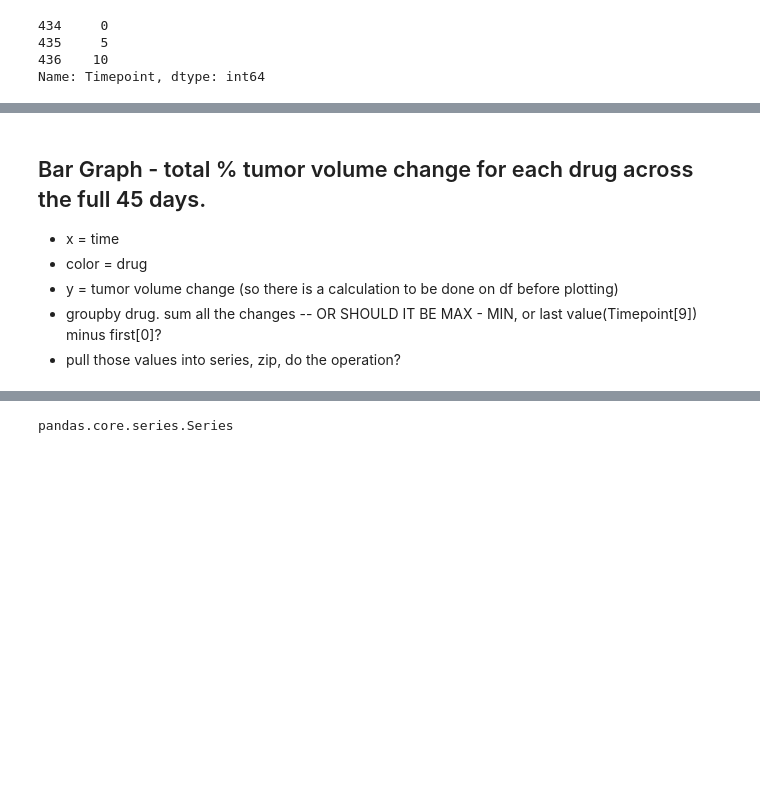
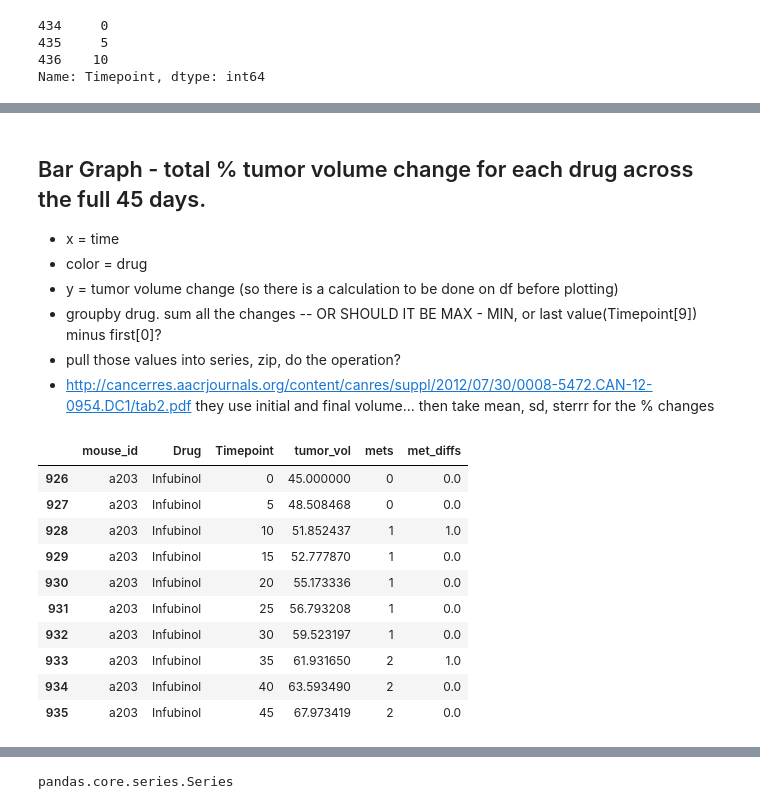
Before and after one commit to jenshurley/hw5, a Jupyter notebook: pydrug_mid.ipynb, the cells around one changed output, grey strips where cells are left out. Saved outputs shown, nothing was run; the diff lists cells and outputs as text; code cells hidden in the pictures; blank space fills up the shorter version.

```diff
--- a/pydrug_mid.ipynb
+++ b/pydrug_mid.ipynb
@@ -214,4 +234,20 @@ Name: Timepoint, dtype: int64
 - y = tumor volume change (so there is a calculation to be done on df before plotting)
 - groupby drug. sum all the changes -- OR SHOULD IT BE MAX - MIN, or last value(Timepoint[9]) minus first[0]?
 - pull those values into series, zip, do the operation?
+- http://cancerres.aacrjournals.org/content/canres/suppl/2012/07/30/0008-5472.CAN-12-0954.DC1/tab2.pdf they use initial and final volume...  then take mean, sd, sterrr for the % changes
+# %%
+subjects.get_group('a203')
+#just manually checking one volumen change
+# %% [output]
+|  | mouse_id | Drug | Timepoint | tumor_vol | mets | met_diffs |
+| 926 | a203 | Infubinol | 0 | 45.000000 | 0 | 0.0 |
+| 927 | a203 | Infubinol | 5 | 48.508468 | 0 | 0.0 |
+| 928 | a203 | Infubinol | 10 | 51.852437 | 1 | 1.0 |
+| 929 | a203 | Infubinol | 15 | 52.777870 | 1 | 0.0 |
+| 930 | a203 | Infubinol | 20 | 55.173336 | 1 | 0.0 |
+| 931 | a203 | Infubinol | 25 | 56.793208 | 1 | 0.0 |
+| 932 | a203 | Infubinol | 30 | 59.523197 | 1 | 0.0 |
+| 933 | a203 | Infubinol | 35 | 61.931650 | 2 | 1.0 |
+| 934 | a203 | Infubinol | 40 | 63.593490 | 2 | 0.0 |
+| 935 | a203 | Infubinol | 45 | 67.973419 | 2 | 0.0 |
 # %%
```
Also changed, not shown: parts of 30 cells of this notebook.
